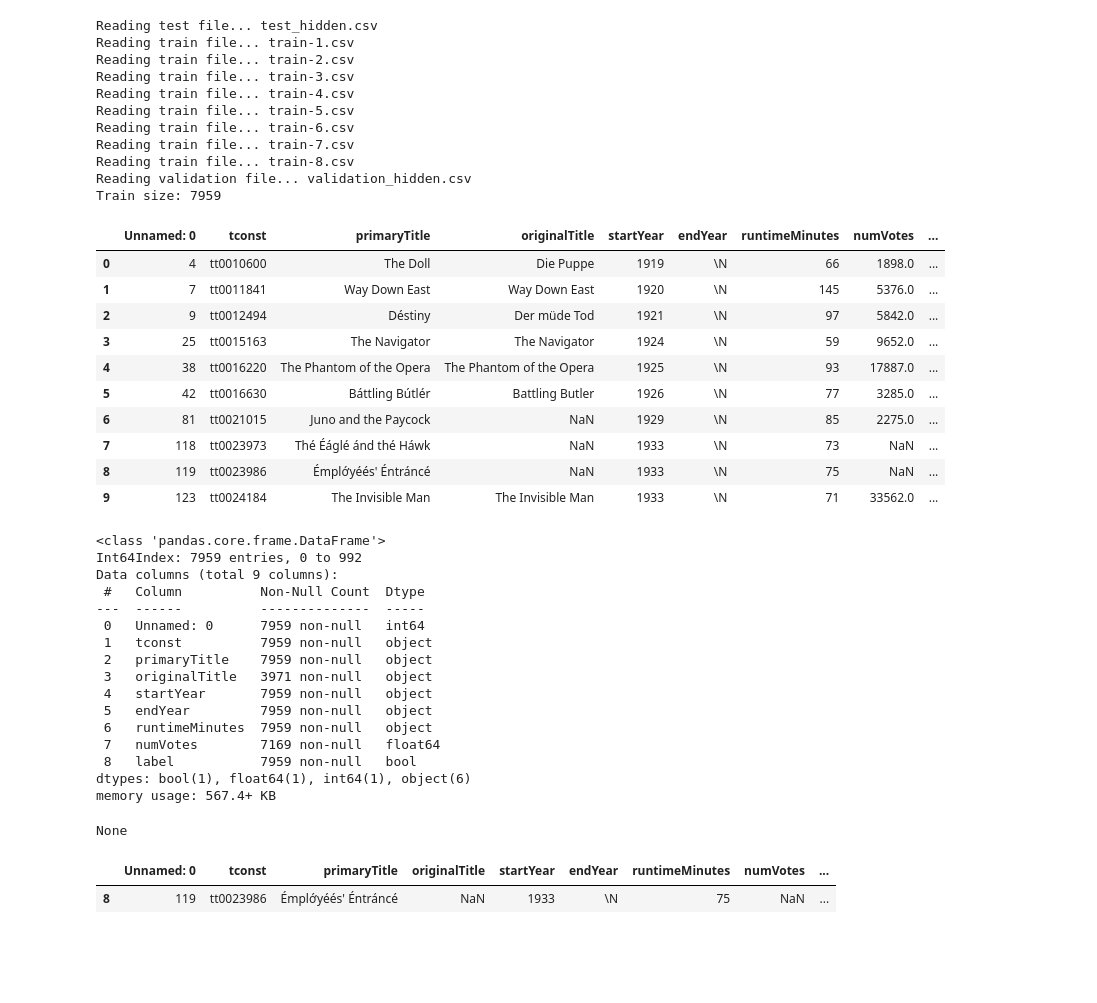
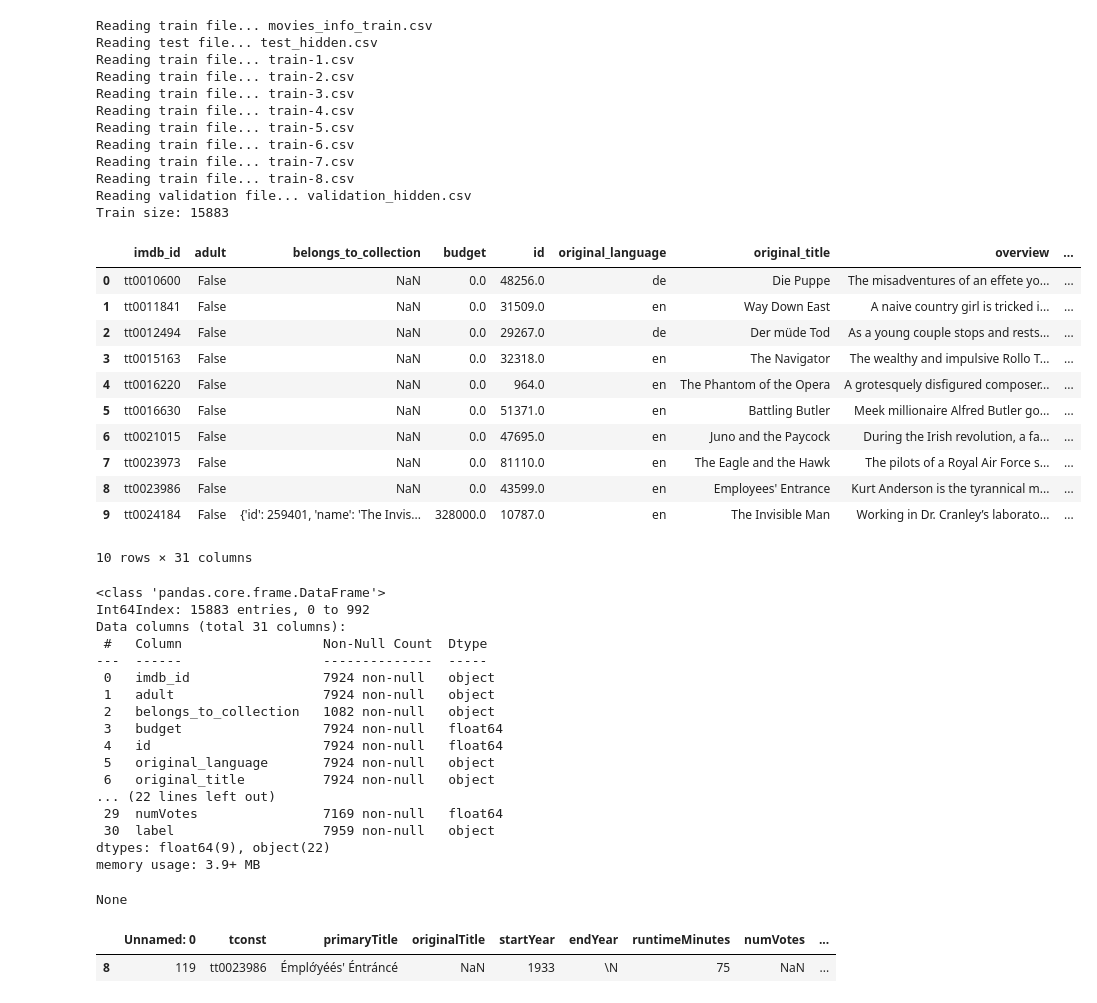
Before and after one commit to paula-sorolla/BigData-IMDb, a Jupyter notebook: Paula/Project_1.ipynb, the cells around one changed output. Drawn from its saved outputs; the diff is of its cells as text; code cells hidden in the pictures; blank space fills up the shorter version.

Commit message:
Added test and validation extra info

```diff
--- a/Paula/Project_1.ipynb
+++ b/Paula/Project_1.ipynb
@@ -20,64 +20,70 @@ train_movies_df = None
 for f in files:
     if 'train' in f:
         print('Reading train file...', f)
-        df = pd.read_csv(path + "/" + f)
+        try:
+            df = pd.read_csv(path + "/" + f)
+        except:
+            df = pd.read_csv(path + "/" + f, sep=';')
         try:
             train_movies_df = pd.concat([train_movies_df, df])
         except:
             # First file
             train_movies_df = df
 
     if 'test' in f:
         print('Reading test file...', f)
         test_movies_df = pd.read_csv(path + "/" + f)
 
     if 'validation' in f:
         print('Reading validation file...', f)
         validation_movies_df = pd.read_csv(path + "/" + f)
 
 print('Train size:', train_movies_df.shape[0])
 display(train_movies_df.head(10))
 display(train_movies_df.info())
 # %% [output]
+Reading train file... movies_info_train.csv
 Reading test file... test_hidden.csv
 Reading train file... train-1.csv
 Reading train file... train-2.csv
 Reading train file... train-3.csv
 Reading train file... train-4.csv
 Reading train file... train-5.csv
 Reading train file... train-6.csv
 Reading train file... train-7.csv
 Reading train file... train-8.csv
 Reading validation file... validation_hidden.csv
-Train size: 7959
+Train size: 15883
-|  | Unnamed: 0 | tconst | primaryTitle | originalTitle | startYear | endYear | runtimeMinutes | numVotes | ... |
-| 0 | 4 | tt0010600 | The Doll | Die Puppe | 1919 | \N | 66 | 1898.0 | ... |
-| 1 | 7 | tt0011841 | Way Down East | Way Down East | 1920 | \N | 145 | 5376.0 | ... |
-| 2 | 9 | tt0012494 | Déstiny | Der müde Tod | 1921 | \N | 97 | 5842.0 | ... |
-| 3 | 25 | tt0015163 | The Navigator | The Navigator | 1924 | \N | 59 | 9652.0 | ... |
-| 4 | 38 | tt0016220 | The Phantom of the Opera | The Phantom of the Opera | 1925 | \N | 93 | 17887.0 | ... |
-| 5 | 42 | tt0016630 | Báttling Bútlér | Battling Butler | 1926 | \N | 77 | 3285.0 | ... |
-| 6 | 81 | tt0021015 | Juno and the Paycock | NaN | 1929 | \N | 85 | 2275.0 | ... |
-| 7 | 118 | tt0023973 | Thé Éáglé ánd thé Háwk | NaN | 1933 | \N | 73 | NaN | ... |
-| 8 | 119 | tt0023986 | Émplớyéés' Éntráncé | NaN | 1933 | \N | 75 | NaN | ... |
-| 9 | 123 | tt0024184 | The Invisible Man | The Invisible Man | 1933 | \N | 71 | 33562.0 | ... |
+|  | imdb_id | adult | belongs_to_collection | budget | id | original_language | original_title | overview | ... |
+| 0 | tt0010600 | False | NaN | 0.0 | 48256.0 | de | Die Puppe | The misadventures of an effete yo... | ... |
+| 1 | tt0011841 | False | NaN | 0.0 | 31509.0 | en | Way Down East | A naive country girl is tricked i... | ... |
+| 2 | tt0012494 | False | NaN | 0.0 | 29267.0 | de | Der müde Tod | As a young couple stops and rests... | ... |
+| 3 | tt0015163 | False | NaN | 0.0 | 32318.0 | en | The Navigator | The wealthy and impulsive Rollo T... | ... |
+| 4 | tt0016220 | False | NaN | 0.0 | 964.0 | en | The Phantom of the Opera | A grotesquely disfigured composer... | ... |
+| 5 | tt0016630 | False | NaN | 0.0 | 51371.0 | en | Battling Butler | Meek millionaire Alfred Butler go... | ... |
+| 6 | tt0021015 | False | NaN | 0.0 | 47695.0 | en | Juno and the Paycock | During the Irish revolution, a fa... | ... |
+| 7 | tt0023973 | False | NaN | 0.0 | 81110.0 | en | The Eagle and the Hawk | The pilots of a Royal Air Force s... | ... |
+| 8 | tt0023986 | False | NaN | 0.0 | 43599.0 | en | Employees' Entrance | Kurt Anderson is the tyrannical m... | ... |
+| 9 | tt0024184 | False | {'id': 259401, 'name': 'The Invis... | 328000.0 | 10787.0 | en | The Invisible Man | Working in Dr. Cranley’s laborato... | ... |
-<class 'pandas.core.frame.DataFrame'>
-Int64Index: 7959 entries, 0 to 992
-Data columns (total 9 columns):
- #   Column          Non-Null Count  Dtype
----  ------          --------------  -----
- 0   Unnamed: 0      7959 non-null   int64
- 1   tconst          7959 non-null   object
- 2   primaryTitle    7959 non-null   object
- 3   originalTitle   3971 non-null   object
- 4   startYear       7959 non-null   object
- 5   endYear         7959 non-null   object
- 6   runtimeMinutes  7959 non-null   object
- 7   numVotes        7169 non-null   float64
- 8   label           7959 non-null   bool
-dtypes: bool(1), float64(1), int64(1), object(6)
-memory usage: 567.4+ KB
+10 rows × 31 columns
-None
+<class 'pandas.core.frame.DataFrame'>
+Int64Index: 15883 entries, 0 to 992
+Data columns (total 31 columns):
+ #   Column                  Non-Null Count  Dtype
+---  ------                  --------------  -----
+ 0   imdb_id                 7924 non-null   object
+ 1   adult                   7924 non-null   object
+ 2   belongs_to_collection   1082 non-null   object
+ 3   budget                  7924 non-null   float64
+ 4   id                      7924 non-null   float64
+ 5   original_language       7924 non-null   object
+ 6   original_title          7924 non-null   object
+... (22 lines left out)
+ 29  numVotes                7169 non-null   float64
+ 30  label                   7959 non-null   object
+dtypes: float64(9), object(22)
+memory usage: 3.9+ MB
+None
 # %%
 df = pd.read_csv("../data/train-1.csv")
 len(df)
```
Also changed, not shown: parts of 16 cells of this notebook, 6 other files.
